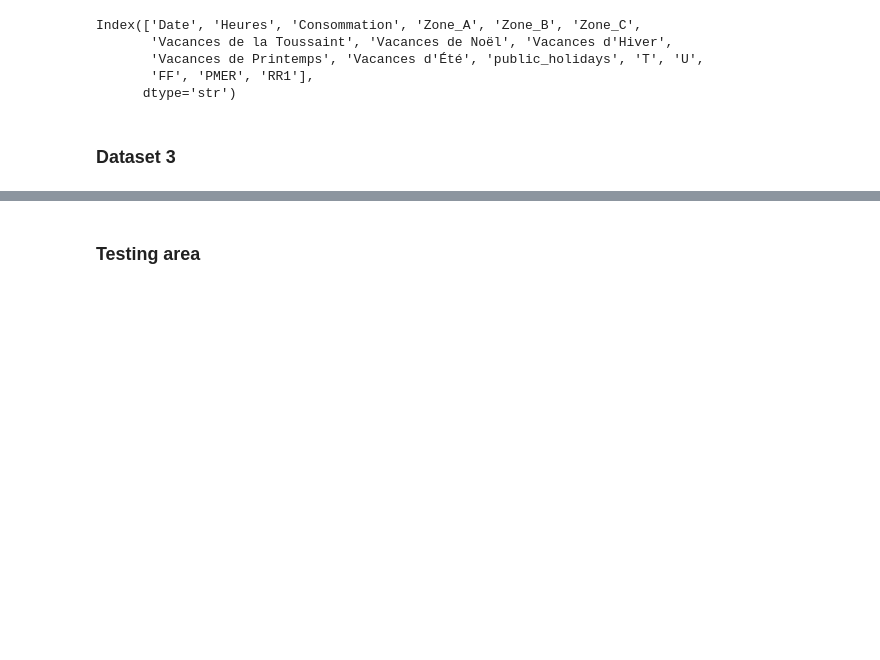
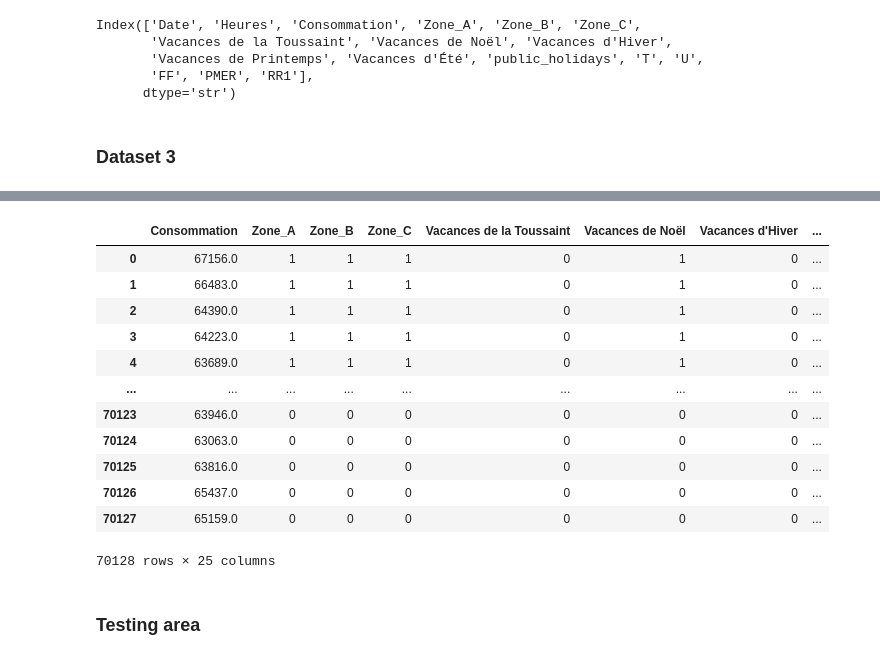
Before and after one commit to Marwane-ELM/energy_peak_prediction_fr, a Jupyter notebook: data_exploration.ipynb, the cells around one changed output, grey strips where cells are left out. Drawn from its saved outputs; the diff is of its cells as text; code cells hidden in the pictures; blank space fills up the shorter version.

Commit message:
Optimized some functions + added function which splits the date and hour into new valid columns for the training of the models

```diff
--- a/data_exploration.ipynb
+++ b/data_exploration.ipynb
@@ -1086,2 +1077,20 @@ Index(['Date', 'Heures', 'Consommation', 'Zone_A', 'Zone_B', 'Zone_C',
+# %%
+df_v3 = fe.split_hour_date(df_v3)
+# %%
+df_v3
+# %% [output]
+|  | Consommation | Zone_A | Zone_B | Zone_C | Vacances de la Toussaint | Vacances de Noël | Vacances d'Hiver | ... |
+| 0 | 67156.0 | 1 | 1 | 1 | 0 | 1 | 0 | ... |
+| 1 | 66483.0 | 1 | 1 | 1 | 0 | 1 | 0 | ... |
+| 2 | 64390.0 | 1 | 1 | 1 | 0 | 1 | 0 | ... |
+| 3 | 64223.0 | 1 | 1 | 1 | 0 | 1 | 0 | ... |
+| 4 | 63689.0 | 1 | 1 | 1 | 0 | 1 | 0 | ... |
+| ... | ... | ... | ... | ... | ... | ... | ... | ... |
+| 70123 | 63946.0 | 0 | 0 | 0 | 0 | 0 | 0 | ... |
+| 70124 | 63063.0 | 0 | 0 | 0 | 0 | 0 | 0 | ... |
+| 70125 | 63816.0 | 0 | 0 | 0 | 0 | 0 | 0 | ... |
+| 70126 | 65437.0 | 0 | 0 | 0 | 0 | 0 | 0 | ... |
+| 70127 | 65159.0 | 0 | 0 | 0 | 0 | 0 | 0 | ... |
+70128 rows × 25 columns
 # %% [markdown]
 ### Testing area
```
Also changed, not shown: parts of 9 cells of this notebook, 2 other files.
